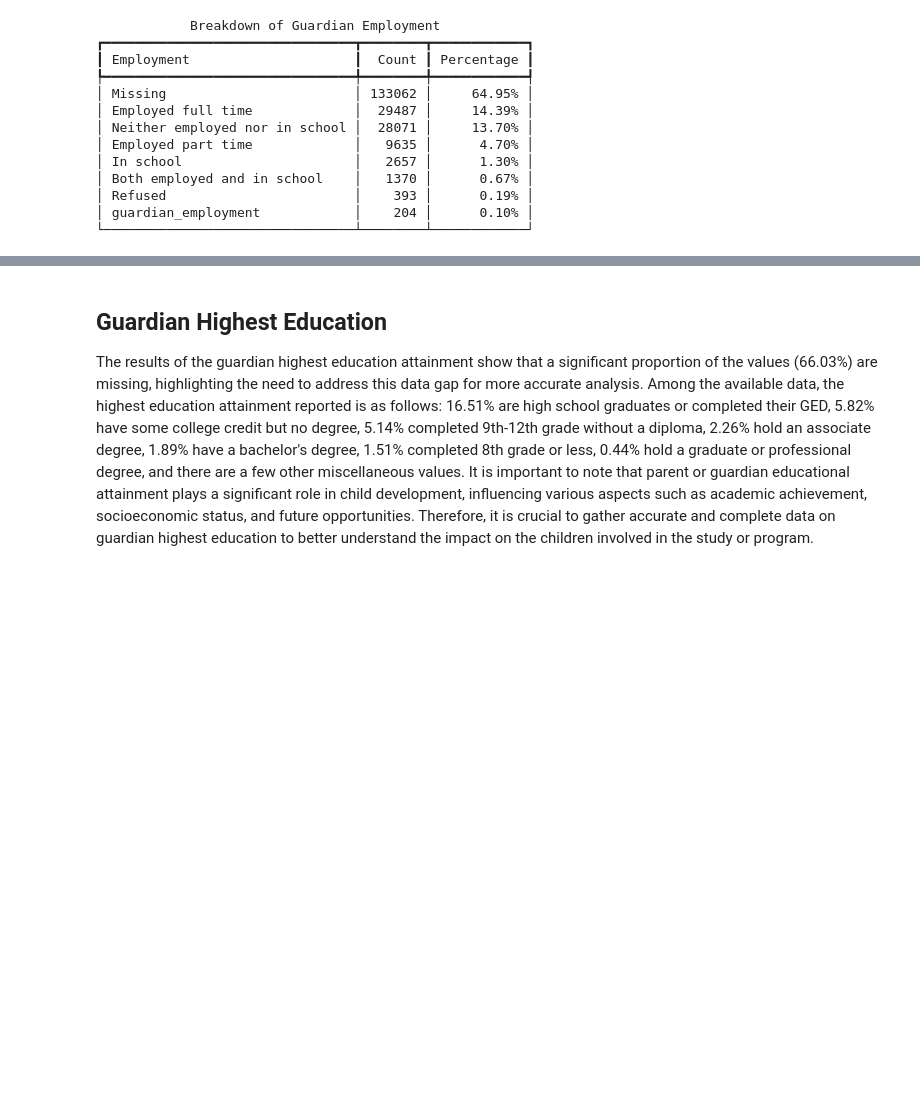
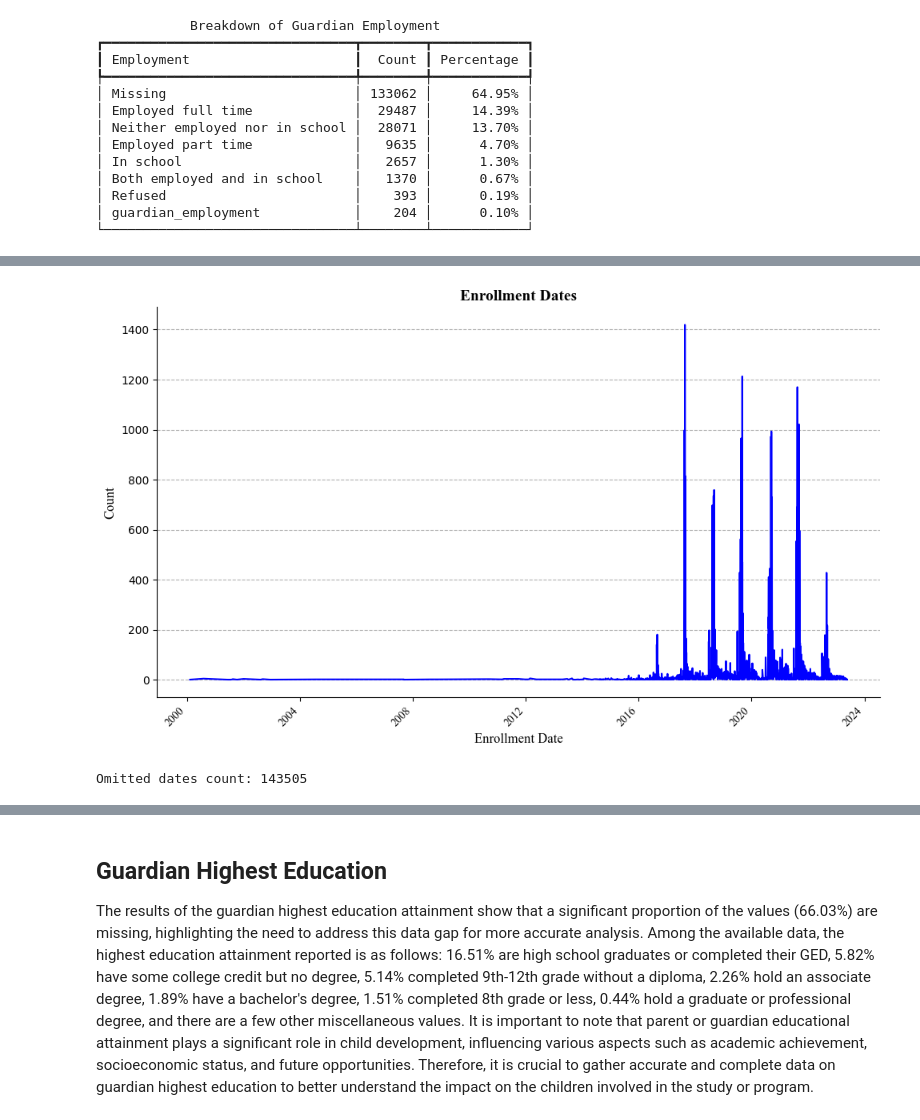
Before and after one commit to bmfores/nhsa-parentgauge, a Jupyter notebook: data_cleaning_analysis.ipynb, the cells around one changed output, grey strips where cells are left out. Drawn from its saved outputs; the diff is of its cells as text; code cells hidden in the pictures; blank space fills up the shorter version.

```diff
--- a/data_cleaning_analysis.ipynb
+++ b/data_cleaning_analysis.ipynb
@@ -198,0 +255,54 @@ console.print(table)
+# %%
+# Assuming 'df' is your DataFrame
+enrollment_dates = df['guardian_enrollment_date']
+
+# Count the total number of dates
+total_count = len(enrollment_dates)
+
+# Remove outlier dates
+enrollment_dates = enrollment_dates[enrollment_dates.between('2000-01-01', '2023-06-13')]
+
+# Calculate the count of omitted dates
+omitted_count = total_count - len(enrollment_dates)
+
+# Convert enrollment_dates to datetime with errors='coerce'
+enrollment_dates = pd.to_datetime(enrollment_dates, errors='coerce')
+
+# Remove NaT values
+enrollment_dates = enrollment_dates.dropna()
+
+# Count the occurrences by date
+date_counts = enrollment_dates.value_counts().sort_index()
+
+# Set up figure and axes
+fig, ax = plt.subplots(figsize=(10, 6))
+
+# Plotting the line plot
+ax.plot(date_counts.index, date_counts.values, color='blue')
+
+# Customize the appearance
+ax.set_xlabel('Enrollment Date', fontsize=12, fontfamily='Times New Roman')
+ax.set_ylabel('Count', fontsize=12, fontfamily='Times New Roman')
+ax.set_title('Enrollment Dates', fontsize=14, fontweight='bold', fontfamily='Times New Roman')
+
+# Rotating x-axis labels for better visibility
+plt.xticks(rotation=45, ha='right', fontsize=10, fontfamily='Times New Roman')
+
+# Add grid lines
+ax.grid(axis='y', linestyle='--')
+
+# Remove the top and right spines
+ax.spines['top'].set_visible(False)
+ax.spines['right'].set_visible(False)
+
+# Tweak the layout
+fig.tight_layout()
+
+# Show the plot
+plt.show()
+
+# Print the count of omitted dates
+print("Omitted dates count:", omitted_count)
+# %% [output]
+[figure, added]
+Omitted dates count: 143505
```
Also changed, not shown: parts of 9 cells of this notebook.
